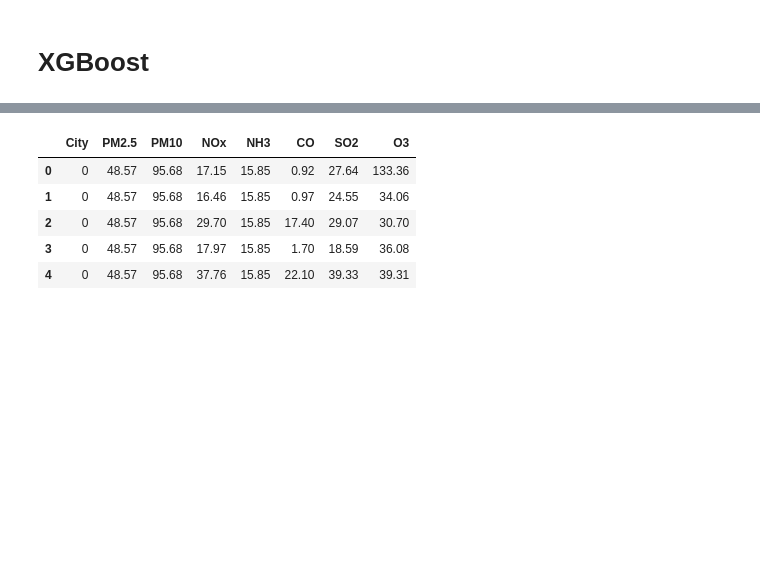
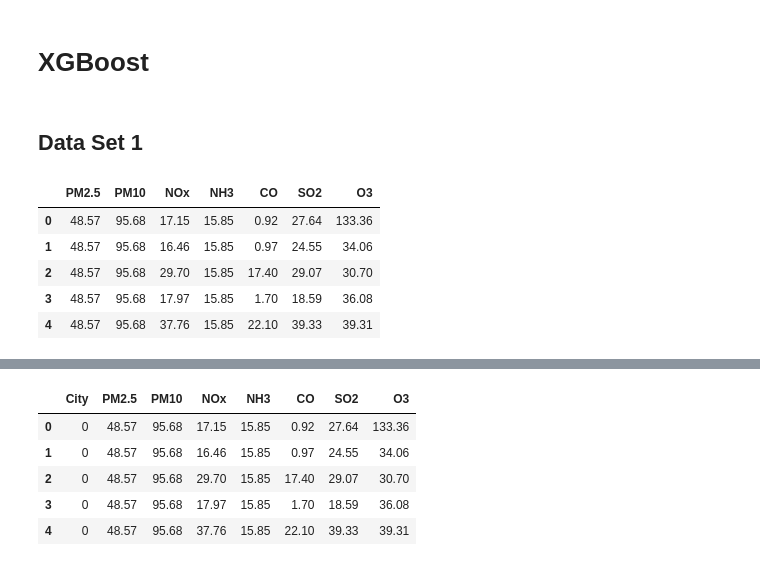
Before and after one commit to costpetrides/NOx-Ozone-Relationship-Modeling-with-ML, a Jupyter notebook: XGBoost.ipynb, the cells around one changed output, grey strips where cells are left out. Saved outputs shown, nothing was run; the diff lists cells and outputs as text; code cells hidden in the pictures; blank space fills up the shorter version.

```diff
--- a/XGBoost.ipynb
+++ b/XGBoost.ipynb
@@ -2,3 +2,19 @@
 <a href="https://colab.research.google.com/github/costpetrides/NOx-Ozone-Relationship-Modeling-with-ML/blob/main/XGBoost.ipynb" target="_parent"><img src="https://colab.research.google.com/assets/colab-badge.svg" alt="Open In Colab"/></a>
 # %% [markdown]
 # XGBoost
+# %% [markdown]
+## Data Set 1
+# %%
+import numpy as np
+import pandas as pd
+import matplotlib.pyplot as plt
+df=pd.read_csv('https://raw.githubusercontent.com/costpetrides/NOx-Ozone-Relationship-Modeling-with-ML/main/DATA/DATA_1.csv')
+cols = df.columns.tolist()
+df.head()
+# %% [output]
+|  | PM2.5 | PM10 | NOx | NH3 | CO | SO2 | O3 |
+| 0 | 48.57 | 95.68 | 17.15 | 15.85 | 0.92 | 27.64 | 133.36 |
+| 1 | 48.57 | 95.68 | 16.46 | 15.85 | 0.97 | 24.55 | 34.06 |
+| 2 | 48.57 | 95.68 | 29.70 | 15.85 | 17.40 | 29.07 | 30.70 |
+| 3 | 48.57 | 95.68 | 17.97 | 15.85 | 1.70 | 18.59 | 36.08 |
+| 4 | 48.57 | 95.68 | 37.76 | 15.85 | 22.10 | 39.33 | 39.31 |
```
Also changed, not shown: parts of 4 cells of this notebook.
